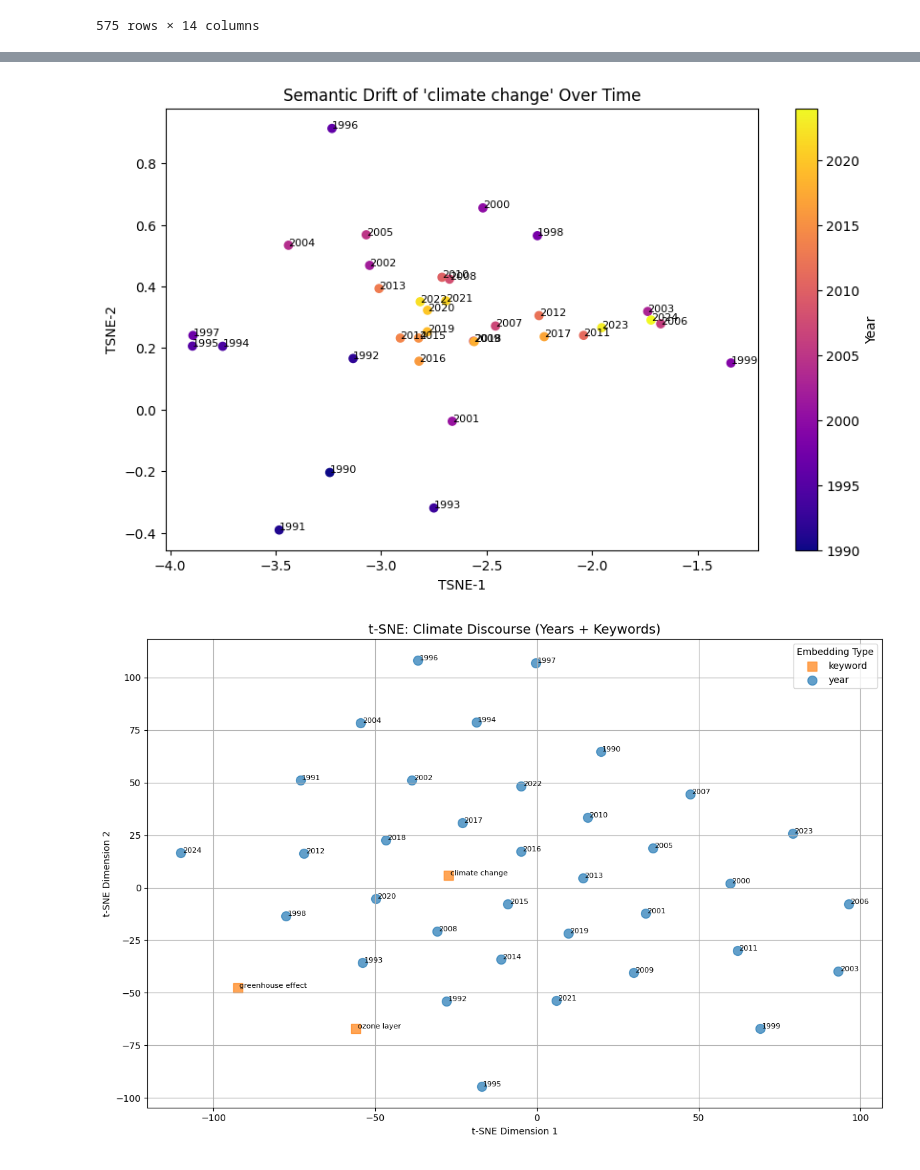
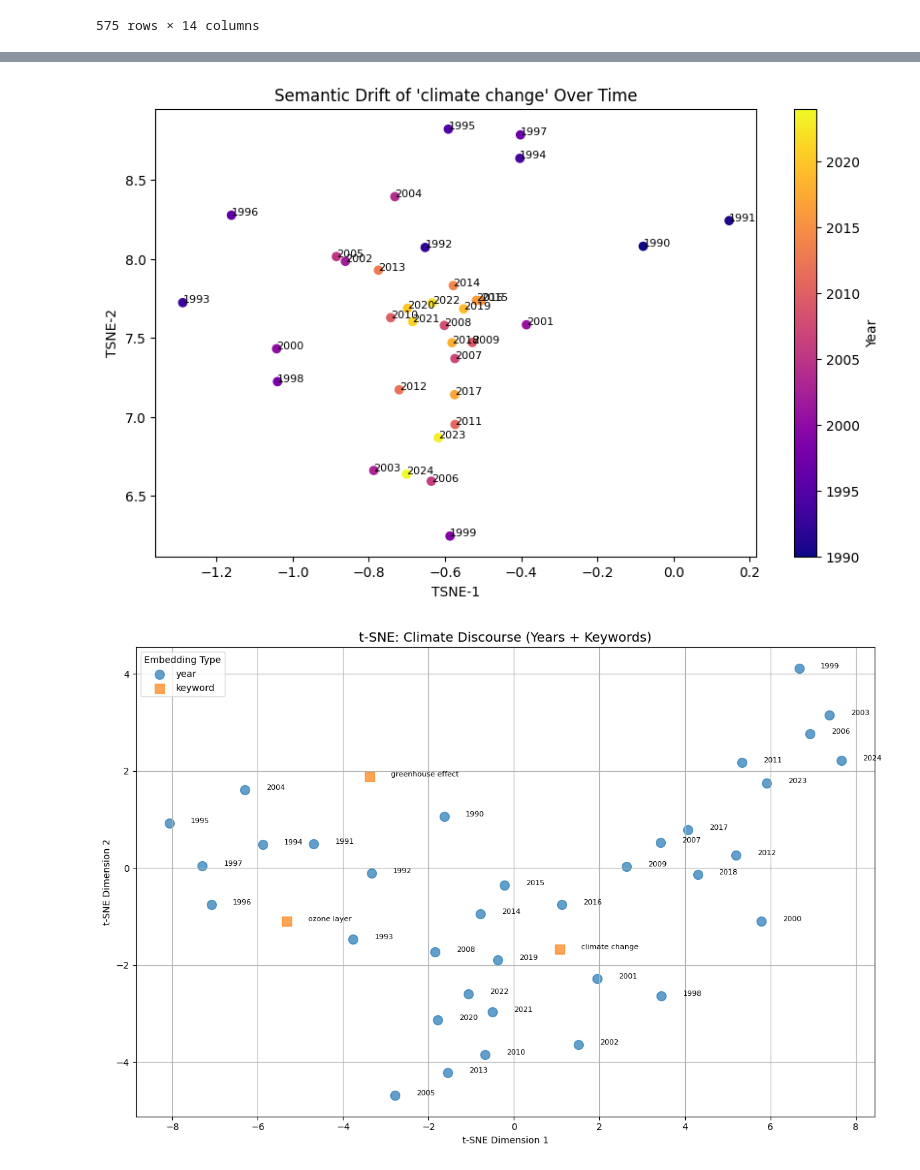
Before and after one commit to AlvaroMillanRuiz/NLP_BDS, a Jupyter notebook: 7. Word Embeddings.ipynb, the cells around one changed output, grey strips where cells are left out. Saved outputs shown, nothing was run; the diff lists cells and outputs as text; code cells hidden in the pictures.

```diff
--- a/7. Word Embeddings.ipynb
+++ b/7. Word Embeddings.ipynb
@@ -180,13 +180,25 @@ You should probably TRAIN this model on a down-stream task to be able to use it
 # %% [markdown]
 ## Get document embedding
 # %%
+# Sentence-level embedding
+# def get_sentence_embedding(text):
+#     inputs = tokenizer(text, return_tensors="pt", truncation=True, padding=True, max_length=512)
+#     with torch.no_grad():
+#         outputs = model(**inputs)
+#     return outputs.last_hidden_state.mean(dim=1).squeeze().numpy()
 
-# Sentence-level embedding
+# # potential issue — if you don’t mask out the padding tokens, their embeddings (which are mostly zeros or neutral vectors) will dilute the real signal.
+# You're averaging all token embeddings, including padding — unless you use the attention mask to filter them out.
 def get_sentence_embedding(text):
-    inputs = tokenizer(text, return_tensors="pt", truncation=True, padding=True, max_length=512)
+    inputs = tokenizer(text, return_tensors="pt", truncation=True, padding=True, max_length=511)
     with torch.no_grad():
         outputs = model(**inputs)
-    return outputs.last_hidden_state.mean(dim=1).squeeze().numpy()
+
+    token_embeddings = outputs.last_hidden_state.squeeze(0)
+    attention_mask = inputs['attention_mask'].squeeze(0)
+    valid_embeddings = token_embeddings[attention_mask.bool()]
+    return valid_embeddings.mean(dim=0).numpy()
+
 
 def chunk_text(text, max_tokens=511):
     tokens = tokenizer.tokenize(text)
@@ -351,7 +363,7 @@ for i, y in enumerate(df_kw_one['year']):
     plt.text(proj[i,0], proj[i,1], str(y), fontsize=8)
 plt.show()
 # %% [output]
-[figure, old version]
+[figure, new version]
 # %%
 import matplotlib.pyplot as plt
 import numpy as np
@@ -383,39 +395,39 @@ else:
 embeddings = np.stack(combined_embeddings)
 
 tsne = TSNE(n_components=2,
-           perplexity=30,  # Using your working value
+           perplexity=10,  # Using your working value
            early_exaggeration=12,  # Helps separate clusters
-           learning_rate=200,  # Better for small perplexity
+           learning_rate=1,  # Better for small perplexity
            random_state=42)
 
 proj = tsne.fit_transform(embeddings)
 
 # Prepare plot
 plt.figure(figsize=(12, 8))
 colors = {'year': 'tab:blue', 'keyword': 'tab:orange'}
 markers = {'year': 'o', 'keyword': 's'}
 
 # Plot by type
 for t in set(types):
     mask = [typ == t for typ in types]
     plt.scatter(proj[mask, 0], proj[mask, 1],
                 color=colors[t],
                 marker=markers[t],
                 s=100,
                 label=t,
                 alpha=0.7)
 
 # Add labels with anti-overlap
 texts = []
 for i, (x, y) in enumerate(proj):
     texts.append(plt.text(x+0.5, y, labels[i], fontsize=8))
 
 plt.title("t-SNE: Climate Discourse (Years + Keywords)", fontsize=14)
 plt.legend(title="Embedding Type")
 plt.xlabel("t-SNE Dimension 1")
 plt.ylabel("t-SNE Dimension 2")
 plt.grid(True)
 plt.tight_layout()
 plt.show()
 # %% [output]
-[figure, old version]
+[figure, new version]
```
Also changed, not shown: parts of 6 cells of this notebook, 1 other file.
